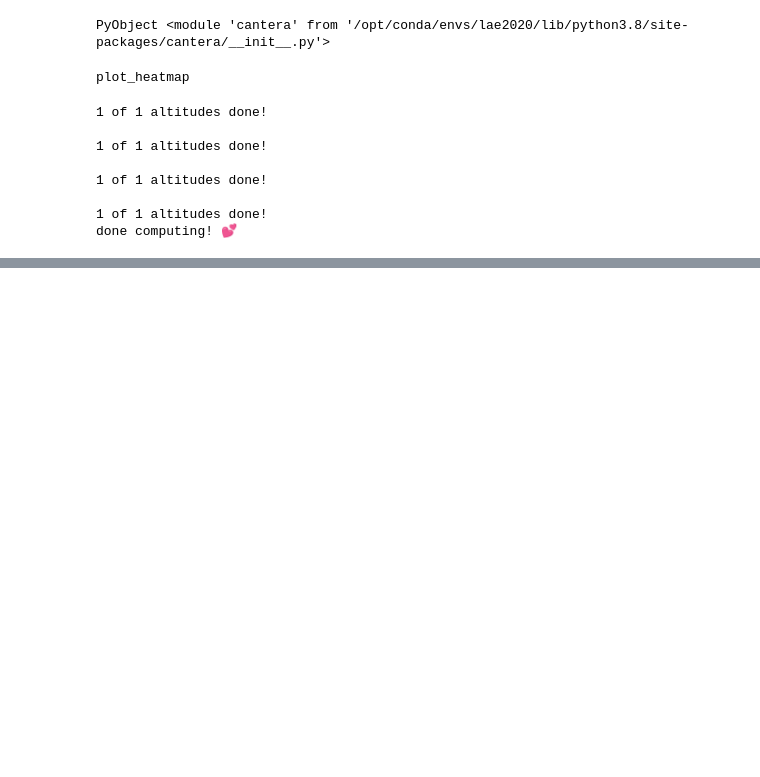
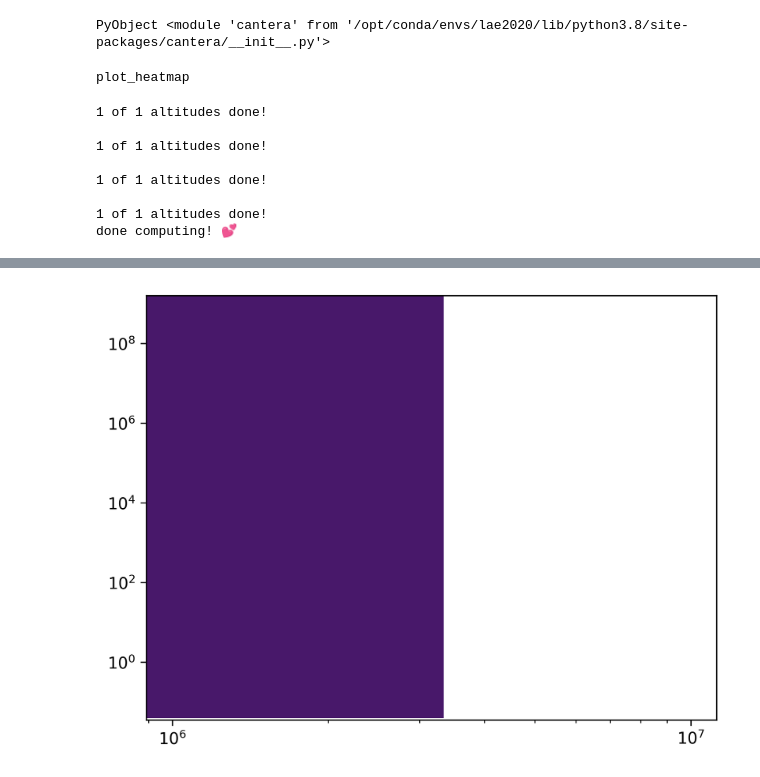
Before and after one commit to chinahg/rocketemissions, a Jupyter notebook: plumeSSMEJP.ipynb, the cells around one changed output, grey strips where cells are left out. Cells and saved outputs as stored; diff of their text form; code cells hidden in the pictures; blank space fills up the shorter version.

```diff
--- a/plumeSSMEJP.ipynb
+++ b/plumeSSMEJP.ipynb
@@ -800,0 +860,11 @@ plotted 1 altitude!
+# %%
+using PyPlot
+n = 20
+fig, ax = subplots(dpi=300)
+
+ax.contourf((ones(50,1) * x_save')[:,1:n], y_save[:,1:n], u_save[1,:,1:n])
+
+ax.set_xscale("log")
+ax.set_yscale("log")
+# %% [output]
+[figure, added]
```
Also changed, not shown: parts of 7 cells of this notebook.
